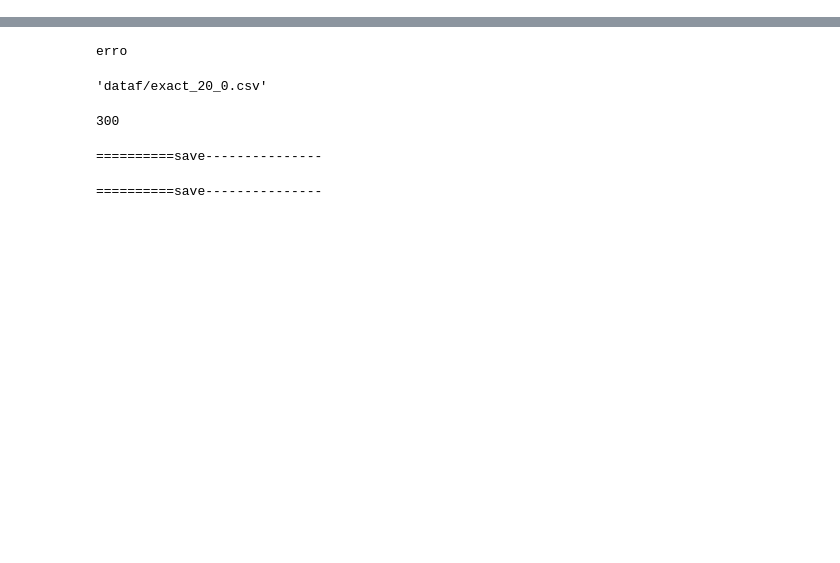
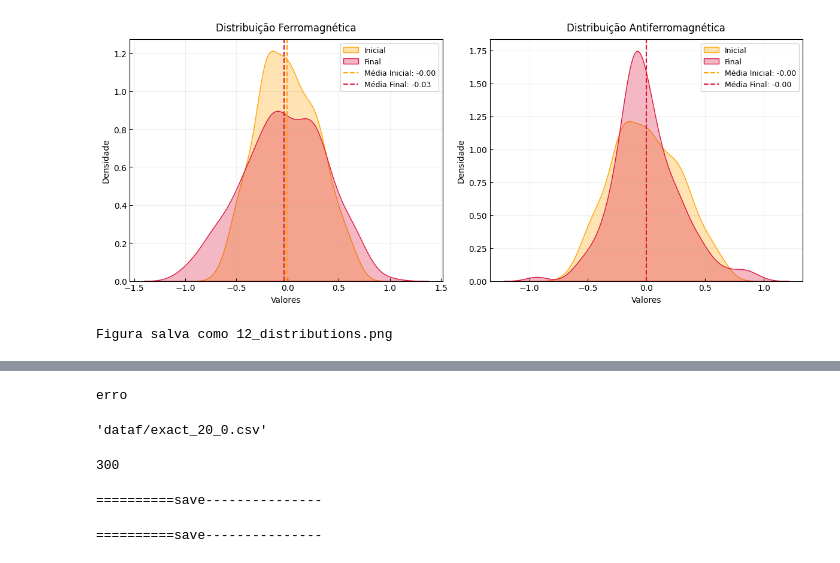
Before and after one commit to mardoniofranca/tupannqs, a Jupyter notebook: source/3_run/1_heisenberg_model/L12_C-2.ipynb, the cells around one changed output, grey strips where cells are left out. Cells and saved outputs as stored; diff of their text form; code cells hidden in the pictures; blank space fills up the shorter version.

```diff
--- a/source/3_run/1_heisenberg_model/L12_C-2.ipynb
+++ b/source/3_run/1_heisenberg_model/L12_C-2.ipynb
@@ -0,0 +36,6 @@
+# %%
+%run 0_config.ipynb
+plot_distributions(paths1, paths2,  0, -1,12)
+# %% [output]
+[figure, added]
+Figura salva como 12_distributions.png
```
Also changed, not shown: parts of 22 cells of this notebook, 2 other files.
